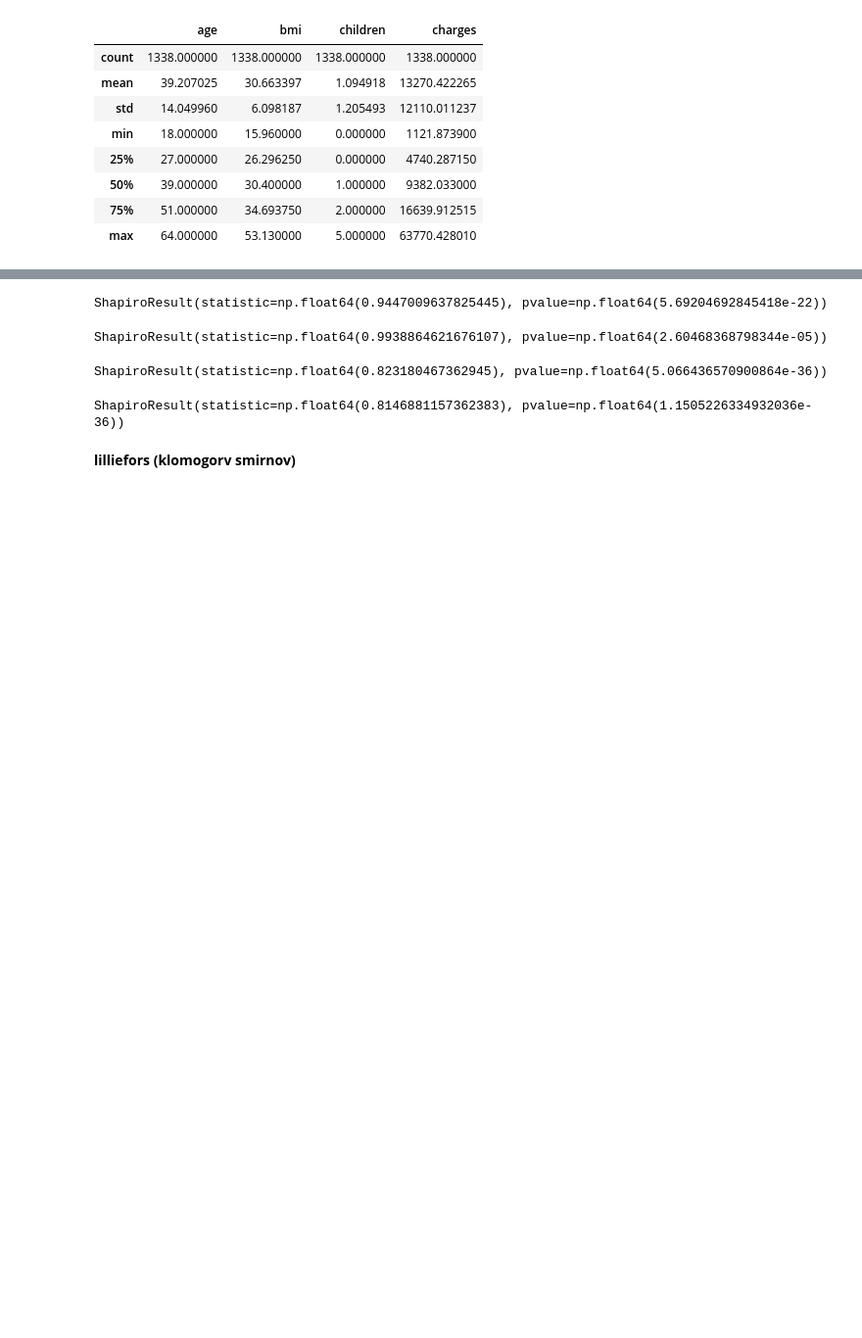
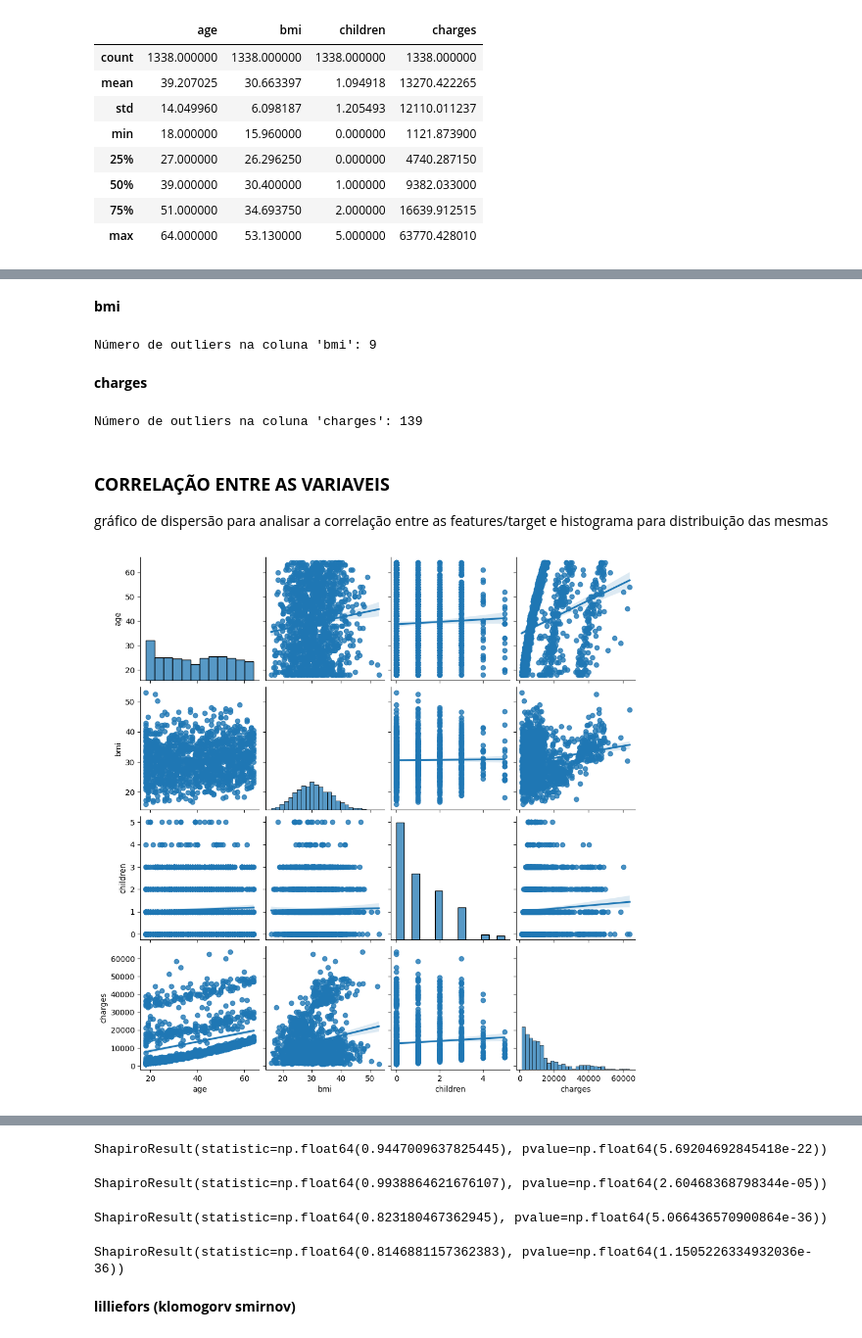
Before and after one commit to Rd-Brito13/Previsao-de-custos-de-seguro-de-saude, a Jupyter notebook: notebook/Regressor.ipynb, the cells around one changed output, grey strips where cells are left out. Shown at 98% size. Drawn from its saved outputs; the diff is of its cells as text; code cells hidden in the pictures; blank space fills up the shorter version.

```diff
--- a/notebook/Regressor.ipynb
+++ b/notebook/Regressor.ipynb
@@ -246,0 +156,53 @@ sns.histplot(dados, x = 'charges', bins = 30,kde = True, stat= 'count')
+# %% [markdown]
+**bmi**
+# %%
+# QUANTIDADE DE OUTLIERS PRESENTE EM BMI
+# Quartis
+Q1 = dados['bmi'].quantile(0.25)
+Q3 = dados['bmi'].quantile(0.75)
+IQR = Q3 - Q1
+
+# Limites inferior e superior
+limite_inferior = Q1 - 1.5 * IQR
+limite_superior = Q3 + 1.5 * IQR
+
+# Filtro de outliers
+outliers = dados[(dados['bmi'] < limite_inferior) | (dados['bmi'] > limite_superior)]
+
+# Contagem
+num_outliers = outliers.shape[0]
+
+print(f"Número de outliers na coluna 'bmi': {num_outliers}")
+# %% [output]
+Número de outliers na coluna 'bmi': 9
+# %% [markdown]
+**charges**
+# %%
+# QAUNTIDADE DE OUTLIERS PRESENTE NO TARGET
+# Quartis
+Q1 = dados[coluna].quantile(0.25)
+Q3 = dados[coluna].quantile(0.75)
+IQR = Q3 - Q1
+
+# Limites inferior e superior
+limite_inferior = Q1 - 1.5 * IQR
+limite_superior = Q3 + 1.5 * IQR
+
+# Filtro de outliers
+outliers = dados[(dados['charges'] < limite_inferior) | (dados['charges'] > limite_superior)]
+
+# Contagem
+num_outliers = outliers.shape[0]
+
+print(f"Número de outliers na coluna '{coluna}': {num_outliers}")
+# %% [output]
+Número de outliers na coluna 'charges': 139
+# %% [markdown]
+### **CORRELAÇÃO ENTRE AS VARIAVEIS** ###
+gráfico de dispersão para analisar a correlação entre as features/target e histograma para distribuição das mesmas
+# %%
+# CRIA UMA MATRIZ COM AS CORRELAÇÕES GRÁFICAS DE CADA VARIAVEL E NA DIAGONA DIREITA, A DISTRIBUIÇÃO ATRAVÉS DO HISPLOT
+sns.pairplot(dados[['age', 'bmi', 'children', 'charges']], kind='reg')
+plt.show()
+# %% [output]
+[figure, added]
```
Also changed, not shown: parts of 44 cells of this notebook.
